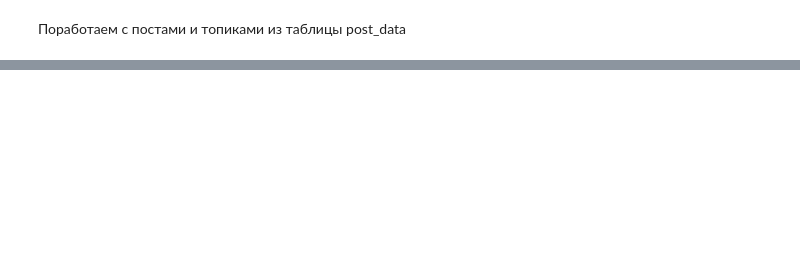
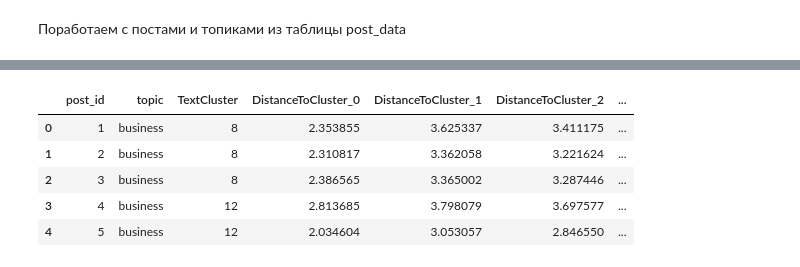
Before and after one commit to MihailovAlex/recommendation_of_posts_for_users, a Jupyter notebook: data_analysis/model_analysis_v2.ipynb, the cells around one changed output, grey strips where cells are left out. Saved outputs shown, nothing was run; the diff lists cells and outputs as text; code cells hidden in the pictures; blank space fills up the shorter version.

```diff
--- a/data_analysis/model_analysis_v2.ipynb
+++ b/data_analysis/model_analysis_v2.ipynb
@@ -65,0 +127,7 @@ model = DistilBertModel.from_pretrained(model_name)
+# %%
+device = torch.device('cuda:0' if torch.cuda.is_available() else 'cpu')
+
+print(device)
+print(torch.cuda.get_device_name())
+
+model = model.to(device)
@@ -65,0 +137,4 @@ model = DistilBertModel.from_pretrained(model_name)
+# %%
+embeddings = get_embeddings_labels(model, loader).numpy()
+
+embeddings
@@ -65,0 +155,25 @@ model = DistilBertModel.from_pretrained(model_name)
+# %%
+# кластеризация текстов
+from sklearn.decomposition import PCA
+
+centered = embeddings - embeddings.mean()
+
+pca = PCA(n_components=50)
+pca_decomp = pca.fit_transform(centered)
+# %%
+from sklearn.cluster import KMeans
+
+n_clusters = 15
+
+kmeans = KMeans(n_clusters=n_clusters, random_state=0).fit(pca_decomp)
+
+post_data['TextCluster'] = kmeans.labels_
+
+dists_columns = [f'DistanceToCluster_{i}' for i in range(n_clusters)]
+
+dists_df = pd.DataFrame(
+    data=kmeans.transform(pca_decomp),
+    columns=dists_columns
+)
+
+dists_df.head()
@@ -65,0 +187,13 @@ model = DistilBertModel.from_pretrained(model_name)
+# %%
+post_data = pd.concat((post_data, dists_df), axis=1)
+
+post_data.drop(["text"], axis=1, inplace=True)
+
+post_data.head()
+# %% [output]
+|  | post_id | topic | TextCluster | DistanceToCluster_0 | DistanceToCluster_1 | DistanceToCluster_2 | ... |
+| 0 | 1 | business | 8 | 2.353855 | 3.625337 | 3.411175 | ... |
+| 1 | 2 | business | 8 | 2.310817 | 3.362058 | 3.221624 | ... |
+| 2 | 3 | business | 8 | 2.386565 | 3.365002 | 3.287446 | ... |
+| 3 | 4 | business | 12 | 2.813685 | 3.798079 | 3.697577 | ... |
+| 4 | 5 | business | 12 | 2.034604 | 3.053057 | 2.846550 | ... |
```
Also changed, not shown: parts of 29 cells of this notebook, 2 other files.
